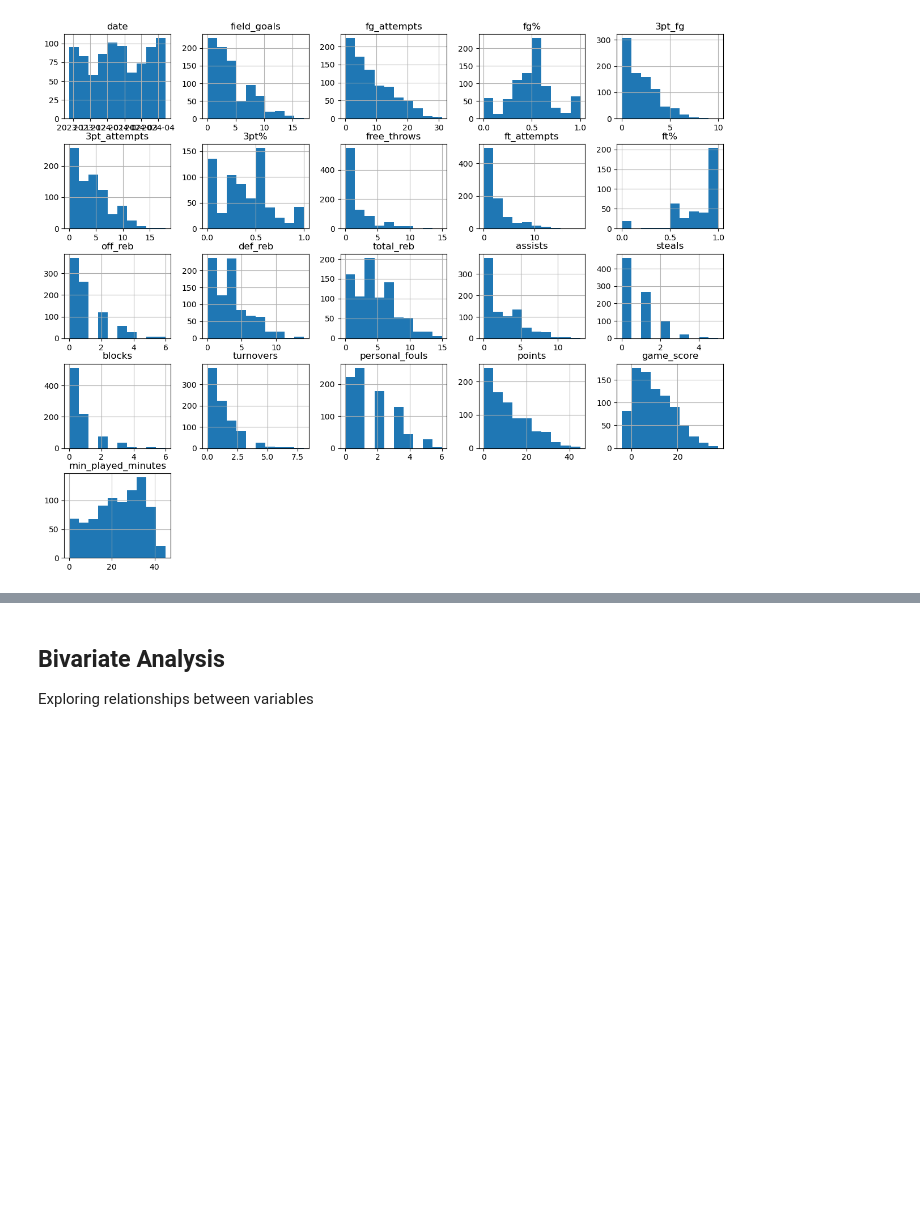
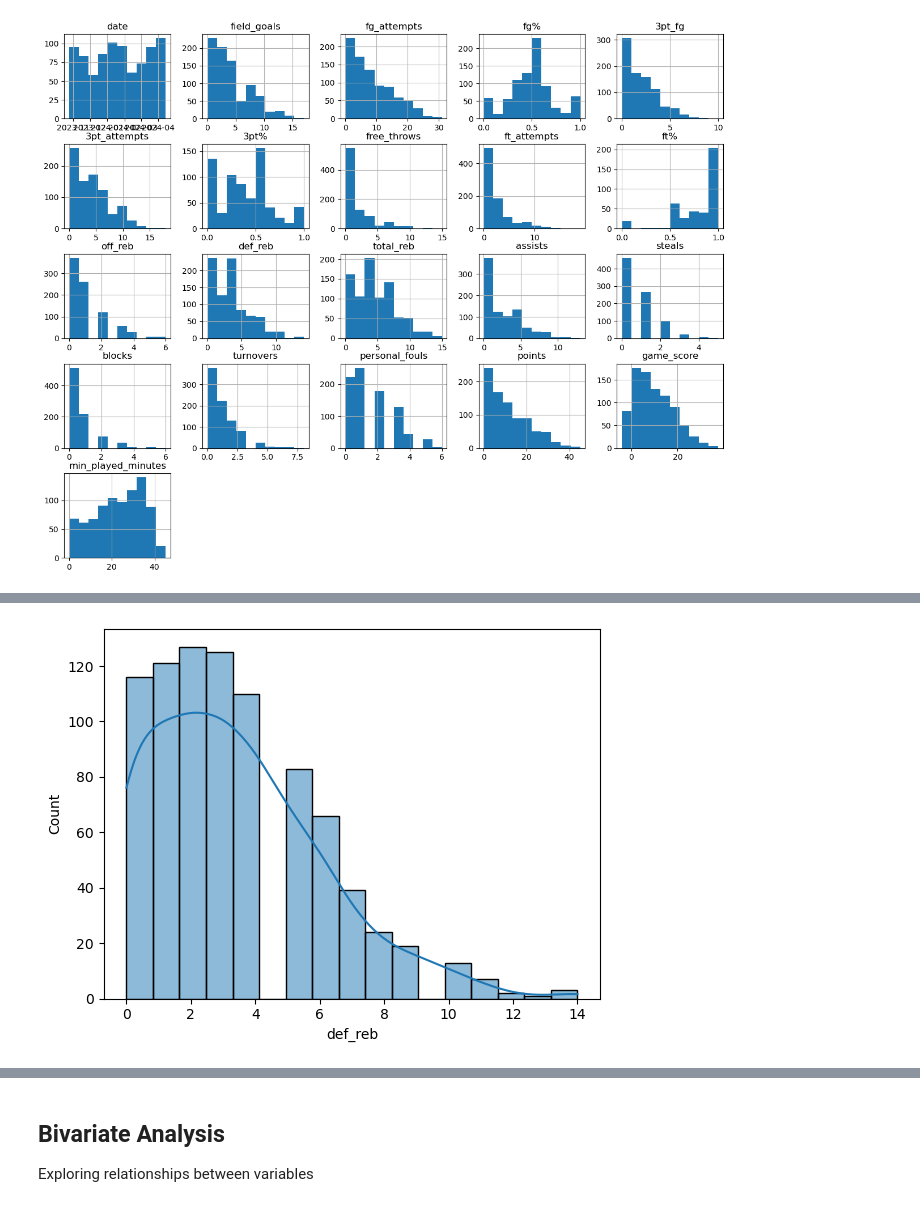
Before and after one commit to walcotttt/capstone, a Jupyter notebook: EDA.ipynb, the cells around one changed output, grey strips where cells are left out. Saved outputs shown, nothing was run; the diff lists cells and outputs as text; code cells hidden in the pictures; blank space fills up the shorter version.

```diff
--- a/EDA.ipynb
+++ b/EDA.ipynb
@@ -272,0 +285,6 @@ array([[<Axes: title={'center': 'date'}>,
+# %%
+# histogram of "def_reb"
+sns.histplot(df_clean["def_reb"], kde=True)
+plt.show()
+# %% [output]
+[figure, added]
```
Also changed, not shown: parts of 10 cells of this notebook, 4 other files.
